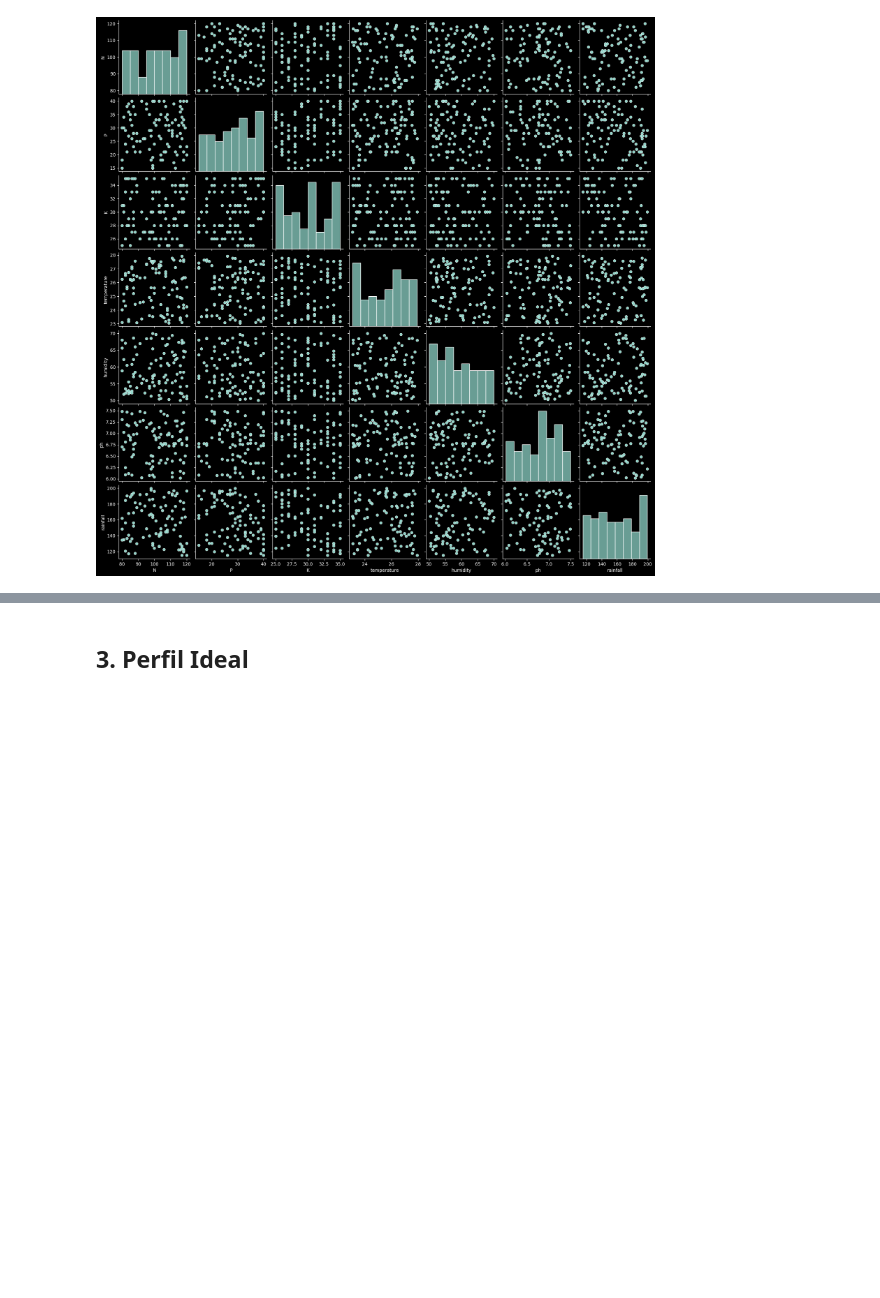
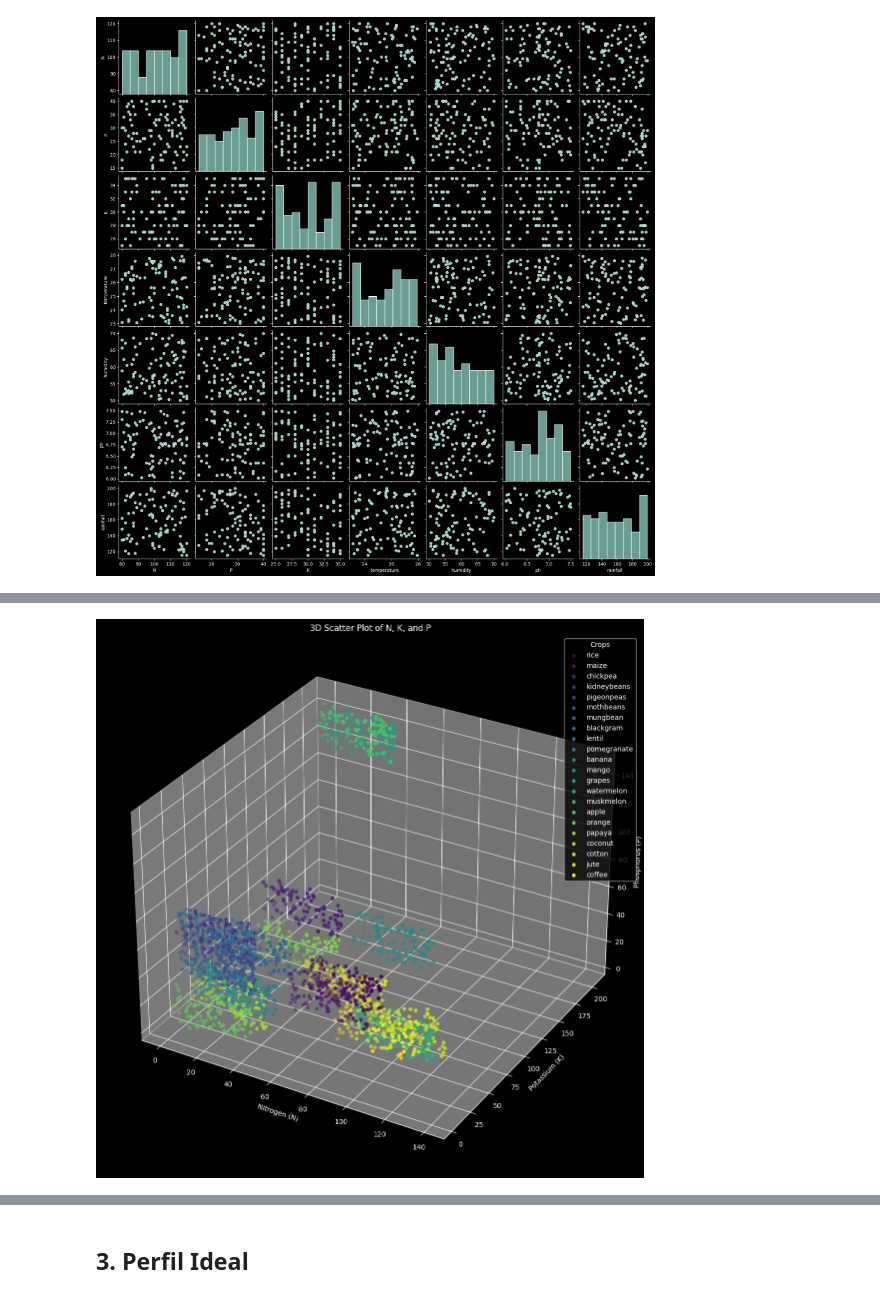
Before and after one commit to luisfuturist/activity-fiap-ai-p3a4, a Jupyter notebook: LuisFillipeEmidio_RM559976_fase3_cap14.ipynb, the cells around one changed output, grey strips where cells are left out. Drawn from its saved outputs; the diff is of its cells as text; code cells hidden in the pictures; blank space fills up the shorter version.

```diff
--- a/LuisFillipeEmidio_RM559976_fase3_cap14.ipynb
+++ b/LuisFillipeEmidio_RM559976_fase3_cap14.ipynb
@@ -603 +588,28 @@ _ = sns.pairplot(df[df["label"] == "coffee"])
+# %%
+fig = plt.figure(figsize=(20, 14))
+ax = fig.add_subplot(111, projection='3d')
+
+# Obter os labels únicos
+labels = df['label'].unique()
+
+# Criar um mapa de cores para os labels
+colors = plt.cm.viridis(np.linspace(0, 1, len(labels)))
+
+# Scatter plot
+for label, color in zip(labels, colors):
+    subset = df[df['label'] == label]
+    ax.scatter(subset['N'], subset['K'], subset['P'], label=label, color=color)
+
+# Labels and title
+ax.set_xlabel('Nitrogen (N)')
+ax.set_ylabel('Potassium (K)')
+ax.set_zlabel('Phosphorus (P)')
+ax.set_title('3D Scatter Plot of N, K, and P')
+
+# Add legend
+ax.legend(title="Crops")
+
+plt.show()
+# %% [output]
+[figure, added]
 # %% [markdown]
```
Also changed, not shown: parts of 8 cells of this notebook.
